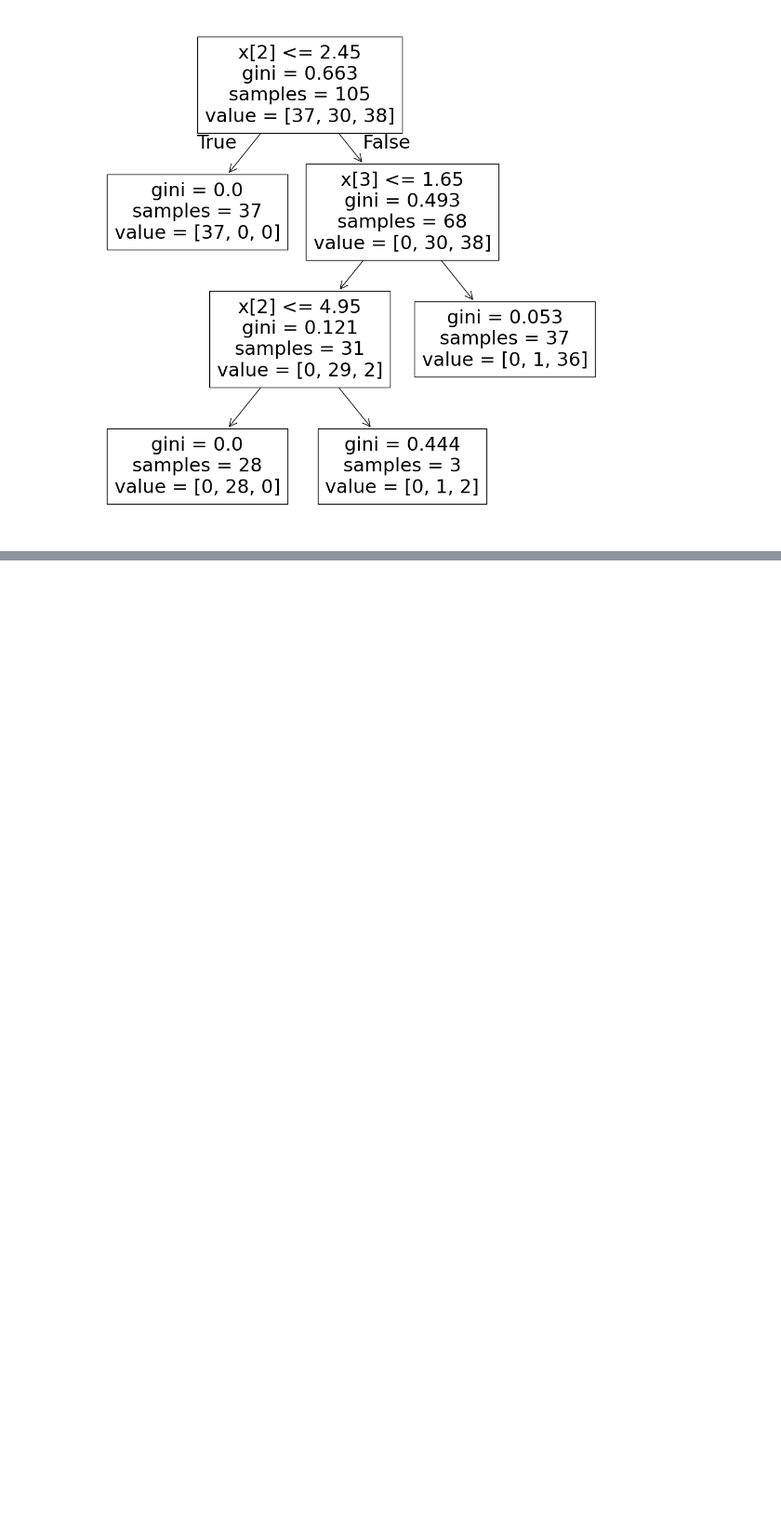
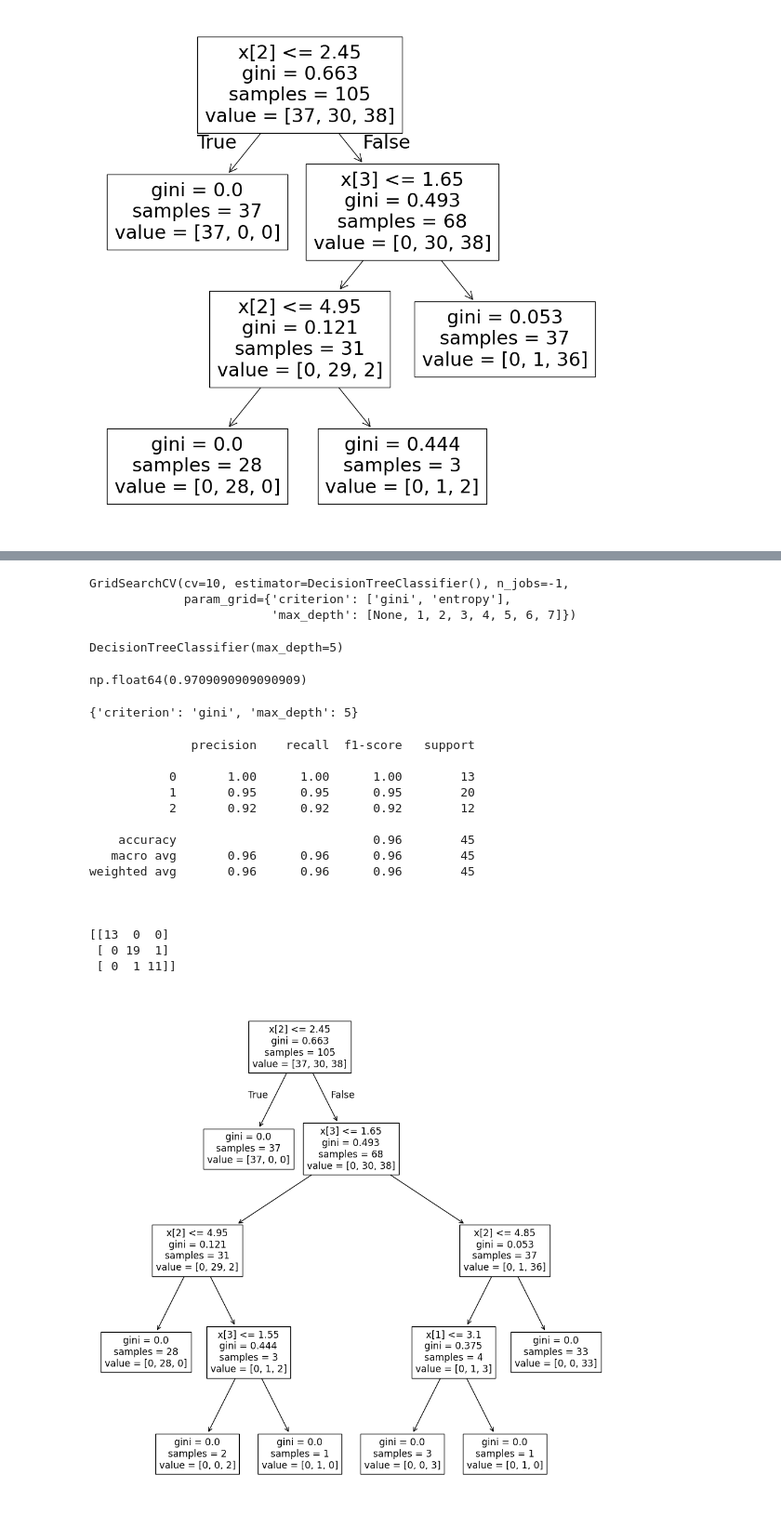
Before and after one commit to grishrana/python_learn, a Jupyter notebook: MLpractise/DescisionTrees/practise.ipynb, the cells around one changed output, grey strips where cells are left out. Shown at 93% size. Drawn from its saved outputs; the diff is of its cells as text; code cells hidden in the pictures; blank space fills up the shorter version.

Commit message:
GridSearchCV for hyperparameter tuning and Digit Classifier

```diff
--- a/MLpractise/DescisionTrees/practise.ipynb
+++ b/MLpractise/DescisionTrees/practise.ipynb
@@ -323,0 +334,37 @@ weighted avg       0.98      0.98      0.98        45
+# %%
+grid_search_cv.fit(X_train,y_train)
+# %% [output]
+GridSearchCV(cv=10, estimator=DecisionTreeClassifier(), n_jobs=-1,
+             param_grid={'criterion': ['gini', 'entropy'],
+                         'max_depth': [None, 1, 2, 3, 4, 5, 6, 7]})
+# %%
+grid_search_cv.best_estimator_
+# %% [output]
+DecisionTreeClassifier(max_depth=5)
+# %%
+grid_search_cv.best_score_
+# %% [output]
+np.float64(0.9709090909090909)
+# %%
+grid_search_cv.best_params_
+# %% [output]
+{'criterion': 'gini', 'max_depth': 5}
+# %%
+fig_best = evaluate(,max_depth=5)
+# %% [output]
+              precision    recall  f1-score   support
+
+           0       1.00      1.00      1.00        13
+           1       0.95      0.95      0.95        20
+           2       0.92      0.92      0.92        12
+
+    accuracy                           0.96        45
+   macro avg       0.96      0.96      0.96        45
+weighted avg       0.96      0.96      0.96        45
+
+
+
+[[13  0  0]
+ [ 0 19  1]
+ [ 0  1 11]]
+[figure, added]
```
Also changed, not shown: parts of 8 cells of this notebook, 7 other files.
